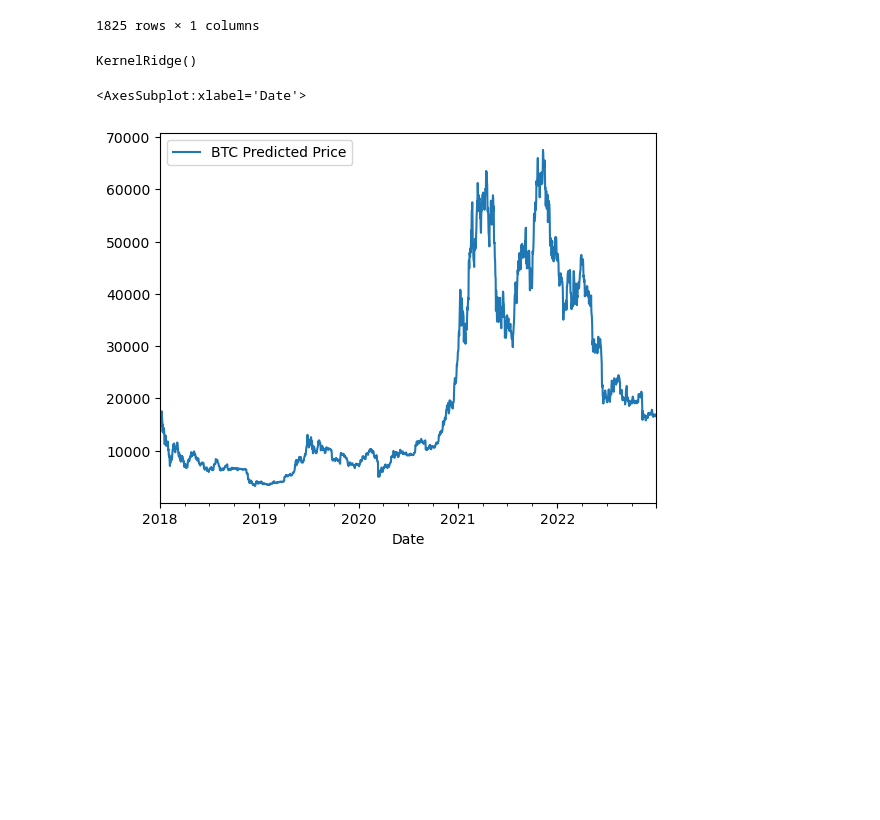
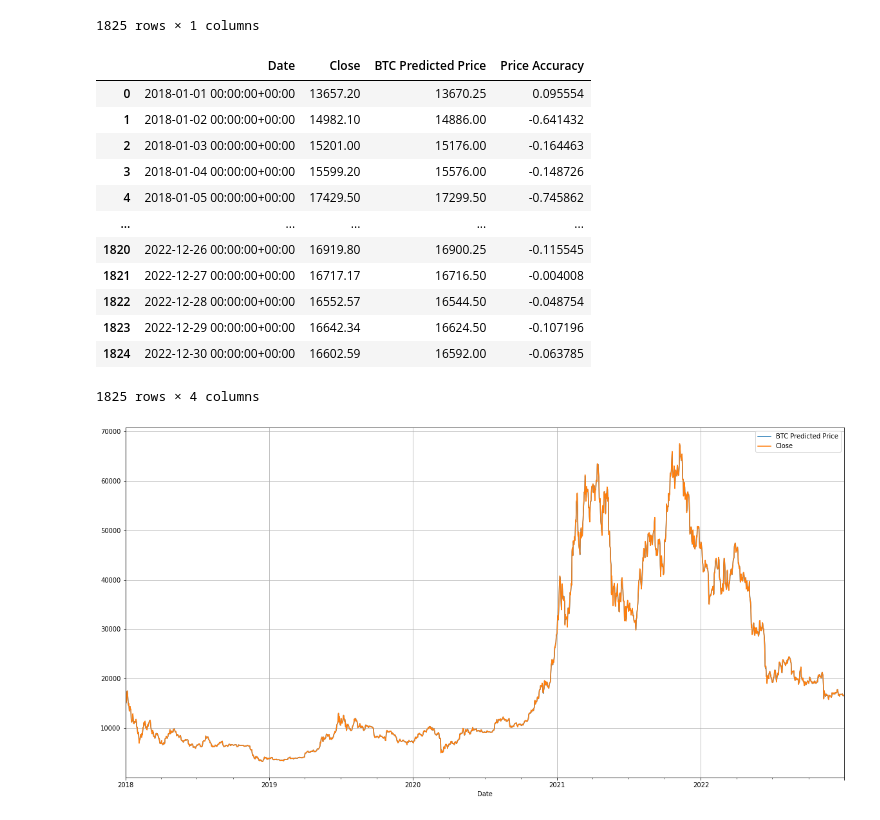
Before and after one commit to Olegreg762/Group_Project_2, a Jupyter notebook: BTC_ETH_predict.ipynb, the cells around one changed output. Drawn from its saved outputs; the diff is of its cells as text; code cells hidden in the pictures; blank space fills up the shorter version.

```diff
--- a/BTC_ETH_predict.ipynb
+++ b/BTC_ETH_predict.ipynb
@@ -33,6 +61,6 @@ crypto_btc.head()
 | 3 | 2018-01-04 00:00:00+00:00 | 15270.7 | 15599.2 | 21783199744 | 0.026196 |
 | 4 | 2018-01-05 00:00:00+00:00 | 15477.2 | 17429.5 | 23840899072 | 0.117333 |
 # %%
-X = crypto_btc[['Open']]
+X = crypto_btc.drop(columns=['Date','Percent Change'])
 X
 # %% [output]
@@ -71,7 +97,25 @@ X_train, X_test, y_train, y_test = train_test_split(X, y, test_size=.25, random_
 # %%
 from sklearn.kernel_ridge import KernelRidge
-kr = KernelRidge()
+X_train, X_test, y_train, y_test = train_test_split(X, y, test_size=.80, random_state=42)
+kr = KernelRidge(kernel= 'linear', alpha = 50-2, degree = 10)
+#kr= KernelRidge()
+kr.fit(X_train, y_train)
+pred_btc = kr.predict(X)
+btc_pred = crypto_btc.copy().drop(columns=['Open','Volume', 'Percent Change'])
+btc_pred['BTC Predicted Price'] = pred_btc
+btc_pred['Price Accuracy']= (btc_pred['BTC Predicted Price']/btc_pred['Close']-1)*100
+btc_pred
+# %% [output]
+|  | Date | Close | BTC Predicted Price | Price Accuracy |
+| 0 | 2018-01-01 00:00:00+00:00 | 13657.20 | 13670.25 | 0.095554 |
+| 1 | 2018-01-02 00:00:00+00:00 | 14982.10 | 14886.00 | -0.641432 |
+| 2 | 2018-01-03 00:00:00+00:00 | 15201.00 | 15176.00 | -0.164463 |
+| 3 | 2018-01-04 00:00:00+00:00 | 15599.20 | 15576.00 | -0.148726 |
+| 4 | 2018-01-05 00:00:00+00:00 | 17429.50 | 17299.50 | -0.745862 |
+| ... | ... | ... | ... | ... |
+| 1820 | 2022-12-26 00:00:00+00:00 | 16919.80 | 16900.25 | -0.115545 |
+| 1821 | 2022-12-27 00:00:00+00:00 | 16717.17 | 16716.50 | -0.004008 |
+| 1822 | 2022-12-28 00:00:00+00:00 | 16552.57 | 16544.50 | -0.048754 |
+| 1823 | 2022-12-29 00:00:00+00:00 | 16642.34 | 16624.50 | -0.107196 |
+| 1824 | 2022-12-30 00:00:00+00:00 | 16602.59 | 16592.00 | -0.063785 |
+1825 rows × 4 columns
-# %%
-kr.fit(X_train, y_train)
-# %% [output]
-KernelRidge()
@@ -80,9 +122,9 @@ pred_btc = kr.predict(X)
 # %%
-btc_pred = crypto_btc.copy()
-btc_pred['BTC Predicted Price'] = pred_btc
-btc_pred.plot(
+btc_predict_plot = btc_pred.plot(
     x='Date',
-    y='BTC Predicted Price')
+    y=['BTC Predicted Price', 'Close'],
+    grid = True,
+    figsize=(20,10)
+)
 # %% [output]
-<AxesSubplot:xlabel='Date'>
-[figure, old version]
+[figure, new version]
```
Also changed, not shown: parts of 5 cells of this notebook.
